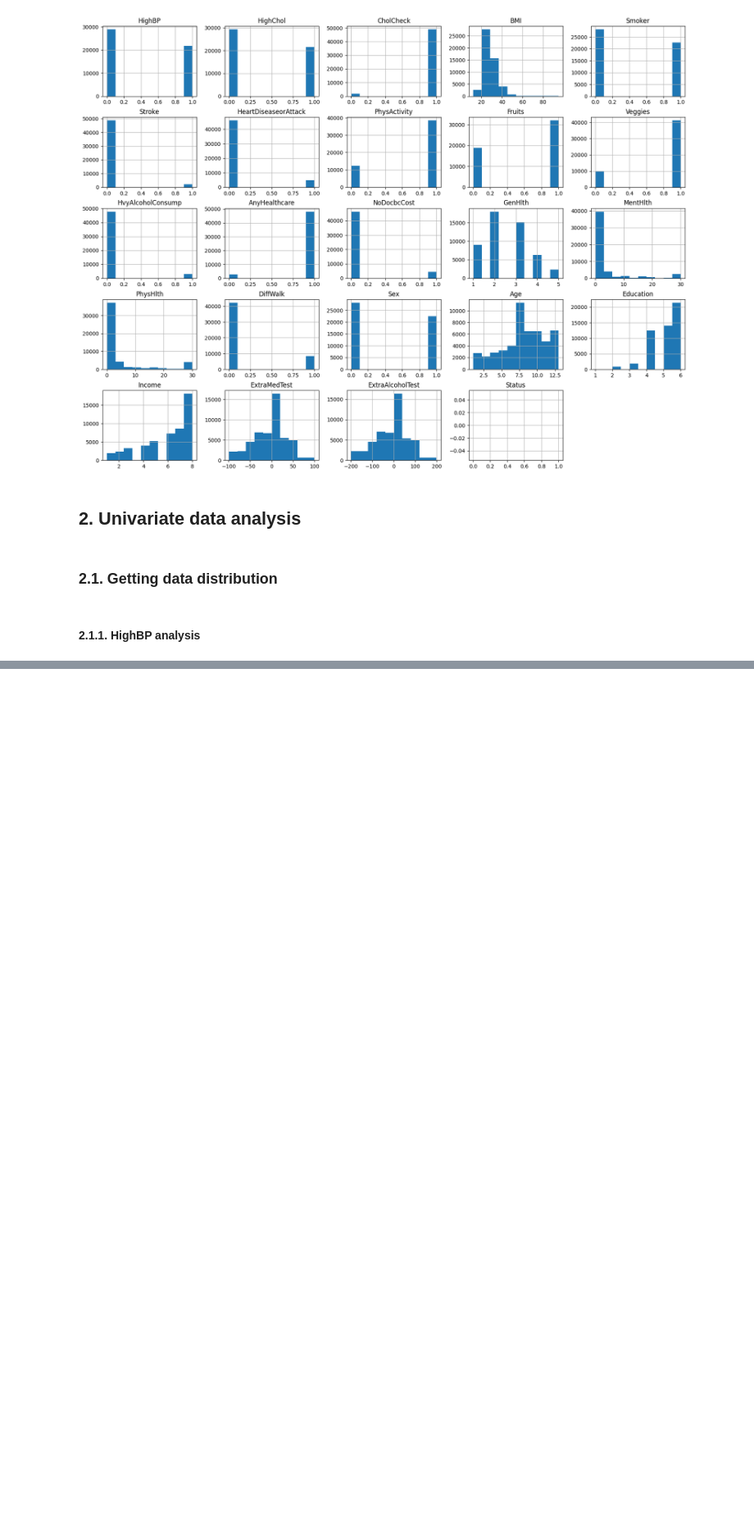
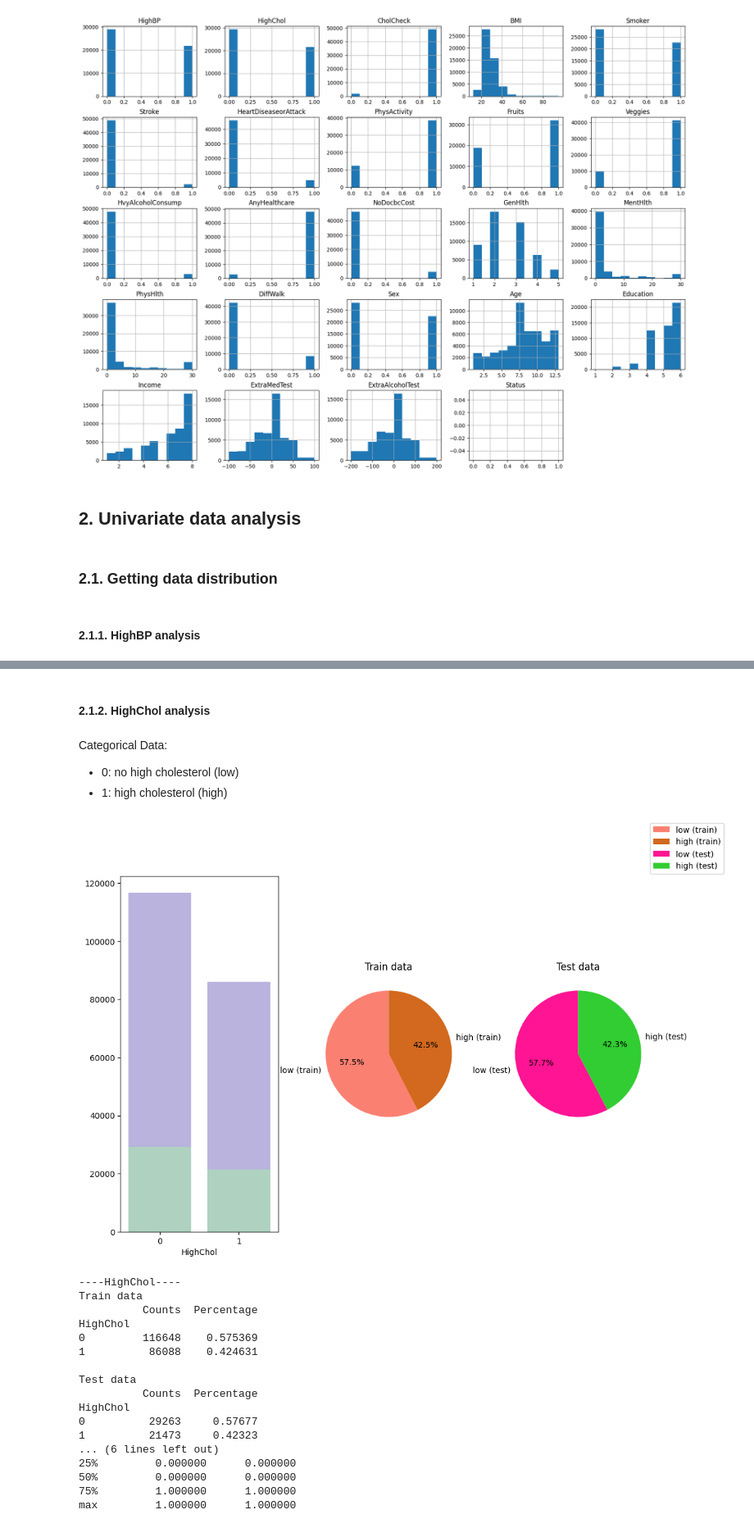
Before and after one commit to polarbear0701/ML-Individual-1, a Jupyter notebook: EDA.ipynb, the cells around one changed output, grey strips where cells are left out. Shown at 82% size. Drawn from its saved outputs; the diff is of its cells as text; code cells hidden in the pictures; blank space fills up the shorter version.

```diff
--- a/EDA.ipynb
+++ b/EDA.ipynb
@@ -287,0 +345,28 @@ sns.barplot(x=data_model['HighBP'].value_counts().index, y=data_model['HighBP'].
+# %% [markdown]
+#### 2.1.2. HighChol analysis
+# %% [markdown]
+Categorical Data:
+- 0: no high cholesterol (low)
+- 1: high cholesterol (high)
+# %%
+uni_cat_plot('HighChol', ['low', 'high'])
+uni_stat_summary(column='HighChol')
+# %% [output]
+[figure, added]
+----HighChol----
+Train data
+          Counts  Percentage
+HighChol
+0         116648    0.575369
+1          86088    0.424631
+
+Test data
+          Counts  Percentage
+HighChol
+0          29263     0.57677
+1          21473     0.42323
+... (6 lines left out)
+25%         0.000000      0.000000
+50%         0.000000      0.000000
+75%         1.000000      1.000000
+max         1.000000      1.000000
```
Also changed, not shown: parts of 44 cells of this notebook.
